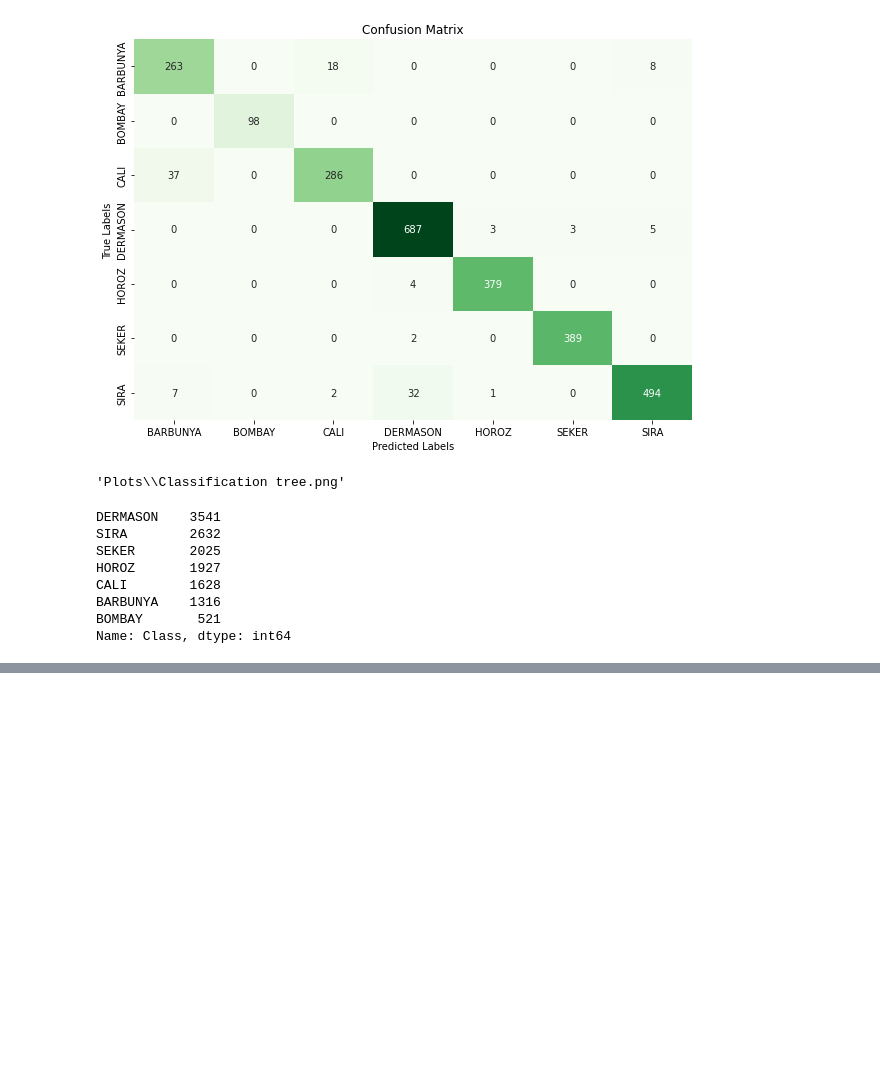
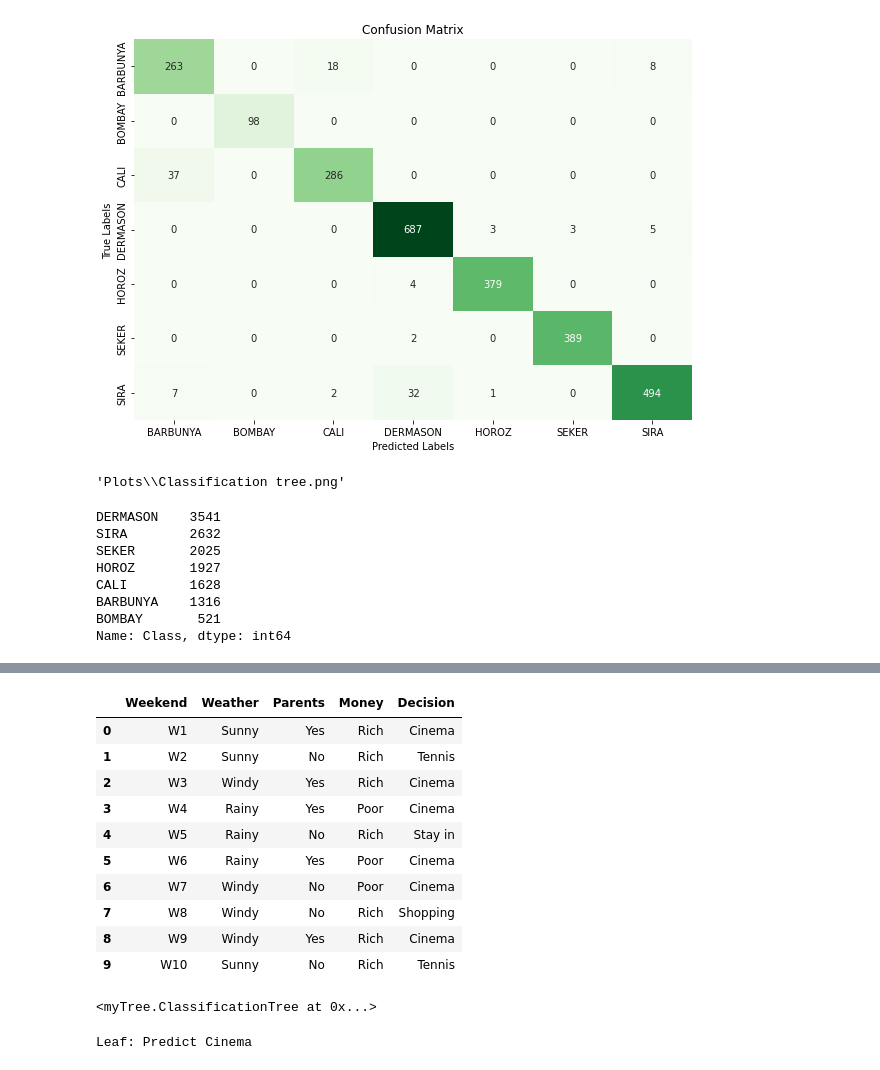
Before and after one commit to AndrevdM02/ML441Assignments, a Jupyter notebook: Assignment1/Classification_Tree.ipynb, the cells around one changed output, grey strips where cells are left out. Cells and saved outputs as stored; diff of their text form; code cells hidden in the pictures; blank space fills up the shorter version.

```diff
--- a/Assignment1/Classification_Tree.ipynb
+++ b/Assignment1/Classification_Tree.ipynb
@@ -458,3 +449,20 @@ CALI        1628
 BARBUNYA    1316
 BOMBAY       521
 Name: Class, dtype: int64
+# %%
+import pandas as pd
+
+# Create the dataset
+data = {
+    'Weekend': ['W1', 'W2', 'W3', 'W4', 'W5', 'W6', 'W7', 'W8', 'W9', 'W10'],
+    'Weather': ['Sunny', 'Sunny', 'Windy', 'Rainy', 'Rainy', 'Rainy', 'Windy', 'Windy', 'Windy', 'Sunny'],
+    'Parents': ['Yes', 'No', 'Yes', 'Yes', 'No', 'Yes', 'No', 'No', 'Yes', 'No'],
+    'Money': ['Rich', 'Rich', 'Rich', 'Poor', 'Rich', 'Poor', 'Poor', 'Rich', 'Rich', 'Rich'],
+    'Decision': ['Cinema', 'Tennis', 'Cinema', 'Cinema', 'Stay in', 'Cinema', 'Cinema', 'Shopping', 'Cinema', 'Tennis']
+}
+
+# Create DataFrame
+df = pd.DataFrame(data)
+
+# Display the DataFrame
+print(df)
@@ -460,0 +481,14 @@ Name: Class, dtype: int64
+# %%
+df
+# %% [output]
+|  | Weekend | Weather | Parents | Money | Decision |
+| 0 | W1 | Sunny | Yes | Rich | Cinema |
+| 1 | W2 | Sunny | No | Rich | Tennis |
+| 2 | W3 | Windy | Yes | Rich | Cinema |
+| 3 | W4 | Rainy | Yes | Poor | Cinema |
+| 4 | W5 | Rainy | No | Rich | Stay in |
+| 5 | W6 | Rainy | Yes | Poor | Cinema |
+| 6 | W7 | Windy | No | Poor | Cinema |
+| 7 | W8 | Windy | No | Rich | Shopping |
+| 8 | W9 | Windy | Yes | Rich | Cinema |
+| 9 | W10 | Sunny | No | Rich | Tennis |
@@ -460,0 +497,14 @@ Name: Class, dtype: int64
+# %%
+from myTree import ClassificationTree
+
+X = df.drop(['Decision'], axis = 1)
+y = df['Decision']
+
+mytree = ClassificationTree(max_depth=9, min_samples_split=0, random_state=0, data_split_size=0.00000001)
+mytree.fit(X, y)
+# %% [output]
+<myTree.ClassificationTree at 0x...>
+# %%
+mytree.print_tree(mytree.root)
+# %% [output]
+Leaf: Predict Cinema
```
Also changed, not shown: parts of 5 cells of this notebook, 4 other files.
